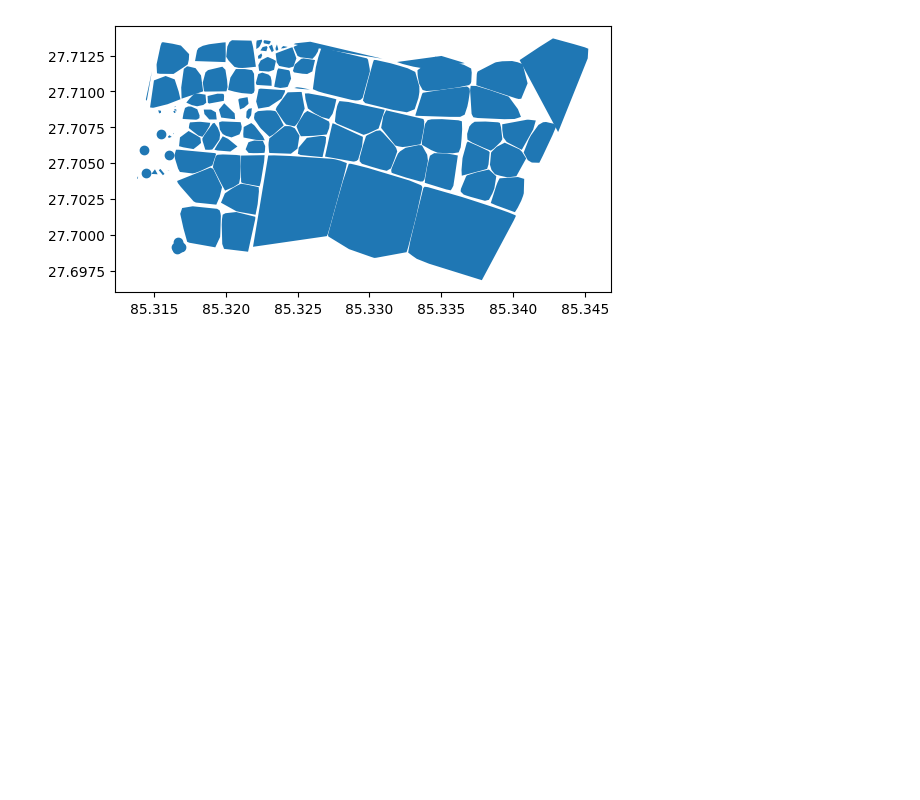
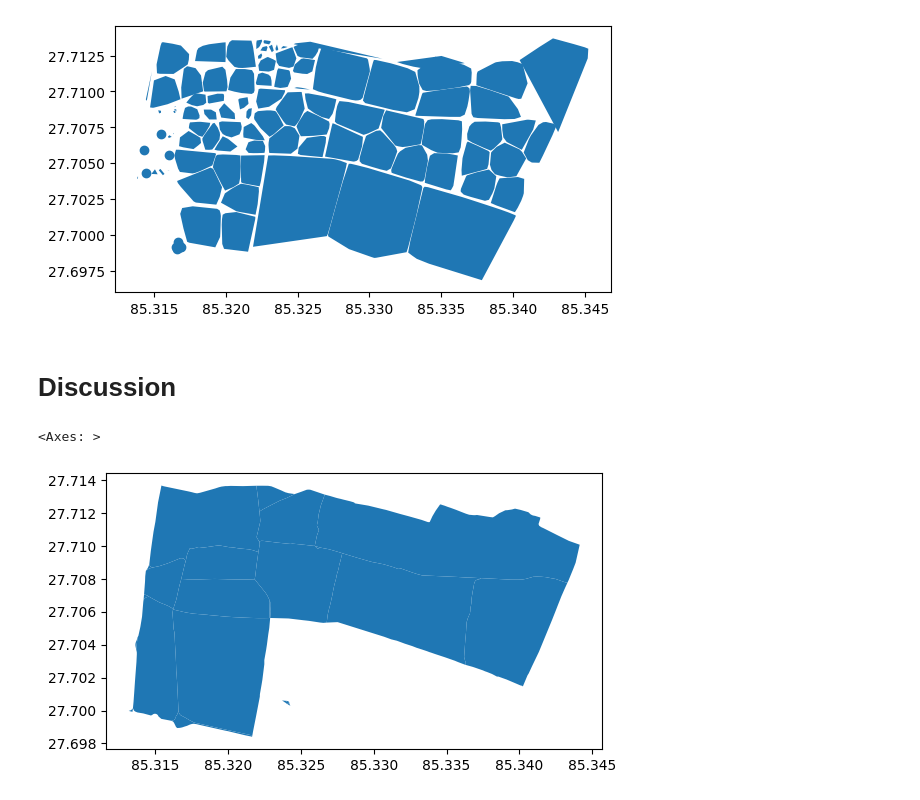
Before and after one commit to fmtm-hackathon/Bug-Developers, a Jupyter notebook: solution.ipynb, the cells around one changed output. Cells and saved outputs as stored; diff of their text form; code cells hidden in the pictures; blank space fills up the shorter version.

Commit message:
add discussion section

```diff
--- a/solution.ipynb
+++ b/solution.ipynb
@@ -129,3 +129,40 @@ convex_hull_gdf.plot()
 # %% [output]
 <Axes: >
 [figure]
+# %% [markdown]
+# Discussion
+# %%
+polygons_from_barrier_gdf = gpd.read_postgis(
+  """
+  WITH islington_lines_filtered AS (
+    SELECT geom, osm_id, tags FROM islington_lines
+    WHERE tags->>'highway'
+    NOT IN
+    ('footway','residential','service','path','cycleway','pedestrian','steps','track','unclassified')
+    AND (tags->>'highway' IS NOT NULL
+         OR tags->>'waterway' IS NOT NULL
+         OR tags->>'railway' IS NOT NULL)
+),
+
+islington_lines_clipped AS (
+    SELECT ST_Intersection(a.geom, l.geom) AS geom, l.osm_id, l.tags
+    FROM islington_aoi a, islington_lines_filtered l
+    WHERE ST_Intersects(a.geom, l.geom)
+),
+
+islington_cluster_polygons AS (
+  SELECT (ST_Dump(ST_Polygonize(ST_Node(geom)))).geom
+    FROM   (
+      SELECT islington_lines_filtered.geom AS geom
+      FROM  islington_lines_filtered
+  ) q
+)
+
+SELECT * FROM islington_cluster_polygons
+;
+
+""", engine)
+polygons_from_barrier_gdf.plot()
+# %% [output]
+<Axes: >
+[figure, added]
```
Also changed, not shown: parts of 3 cells of this notebook.
